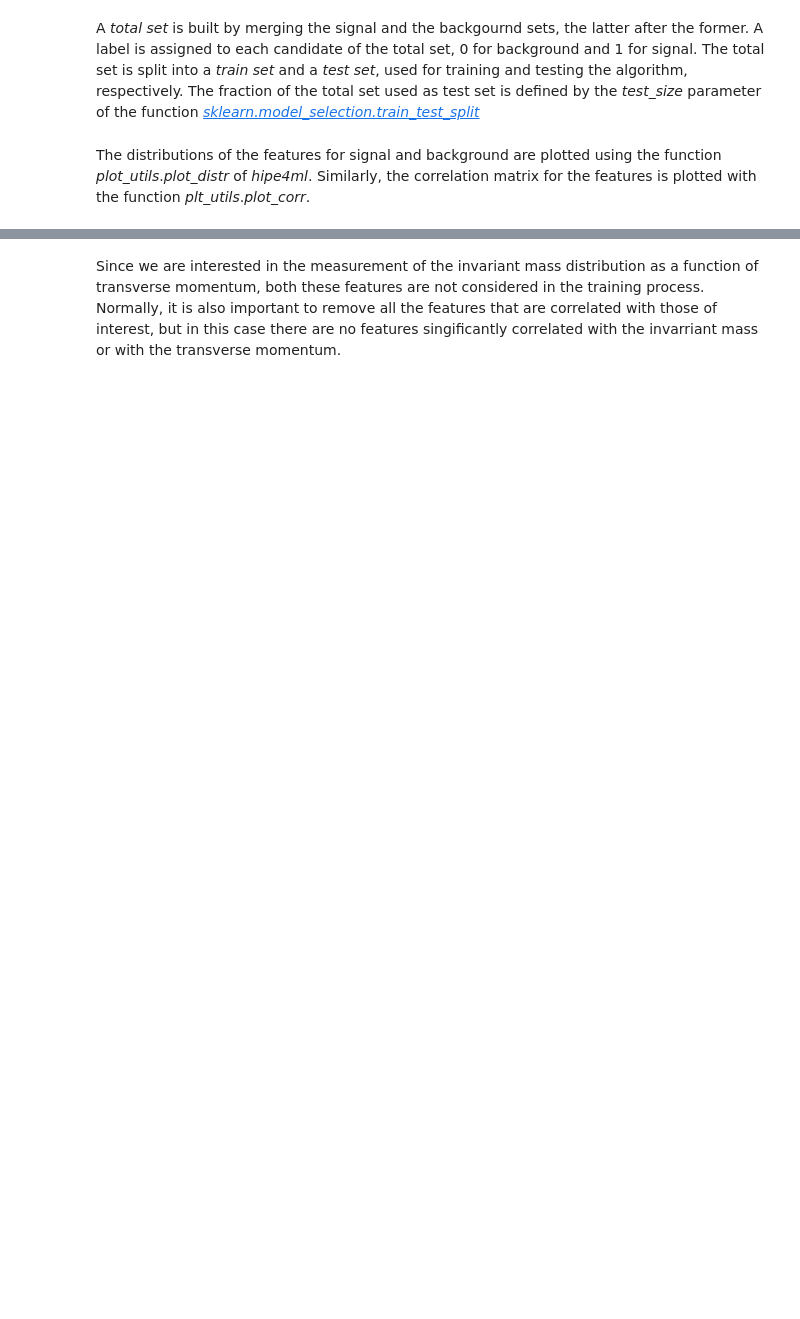
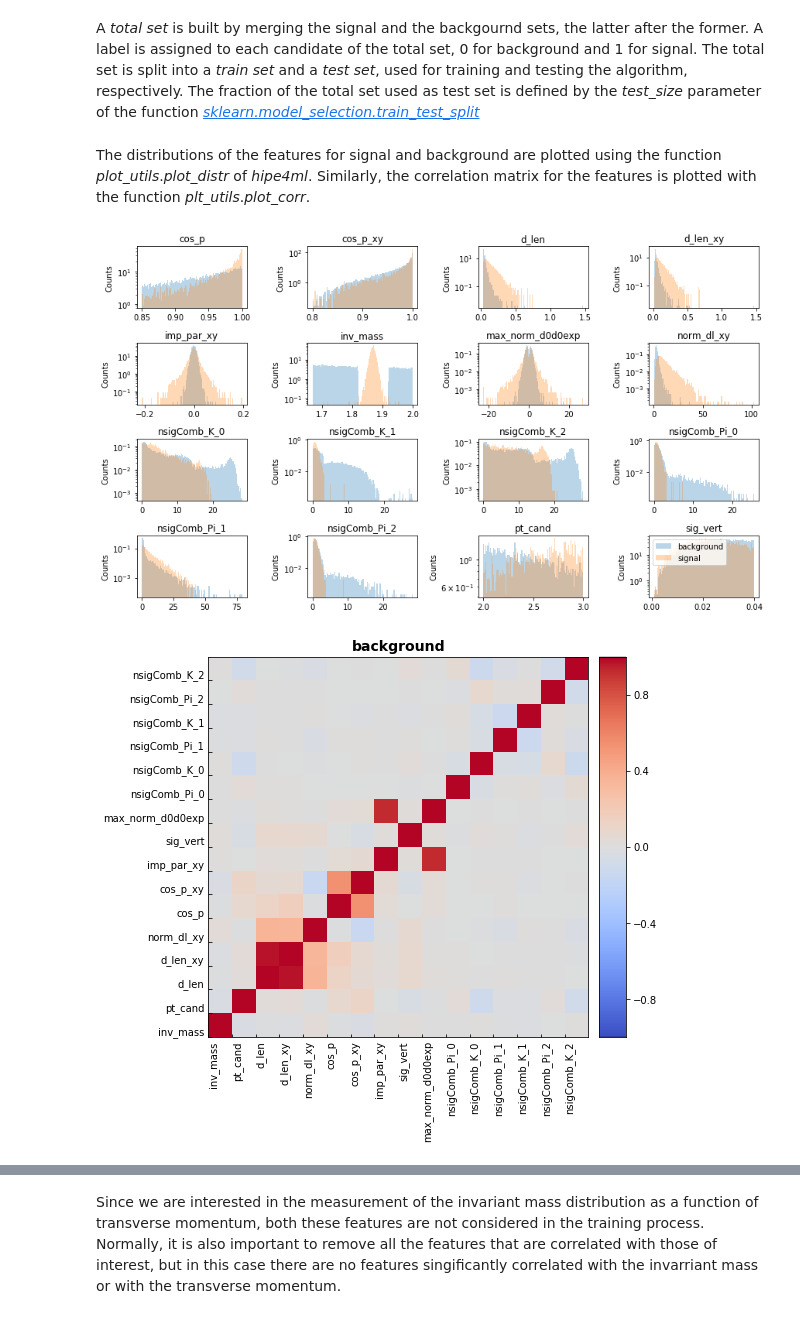
Before and after one commit to hipe4ml/hipe4ml, a Jupyter notebook: tutorials/hipe4ml_tutorial_binary.ipynb, the cells around one changed output, grey strips where cells are left out. Drawn from its saved outputs; the diff is of its cells as text; code cells hidden in the pictures; blank space fills up the shorter version.

```diff
--- a/tutorials/hipe4ml_tutorial_binary.ipynb
+++ b/tutorials/hipe4ml_tutorial_binary.ipynb
@@ -56,11 +55,7 @@ Only a fraction of the whole data sample (in this example, 3 times the size of t
 # %%
 promptH = TreeHandler('prompt.root','treeMLDplus')
-df_prompt = promptH.get_data_frame()
-
 dataH = TreeHandler('data.root','treeMLDplus')
-df_data = dataH.get_data_frame()
-bkgH = dataH.get_subset('inv_mass < 1.82 or 1.92 < inv_mass < 2.00', size=len(df_prompt)*3)
-df_bkg = bkgH.get_data_frame()
+bkgH = dataH.get_subset('inv_mass < 1.82 or 1.92 < inv_mass < 2.00', size=promptH.get_n_cand()*3)
 # %% [markdown]
 A _total set_ is built by merging the signal and the backgournd sets, the latter after the former. A label is assigned to each candidate of the total set, 0 for background and 1 for signal. The total set is split into a _train set_ and a _test set_, used for training and testing the algorithm, respectively. The fraction of the total set used as test set is defined by the _test_size_ parameter of the function [_sklearn.model_selection.train_test_split_](https://scikit-learn.org/stable/modules/generated/sklearn.model_selection.train_test_split.html)
 # %%
@@ -68,12 +63,15 @@ train_set, y_train, test_set, y_test = train_test_generator([promptH, bkgH], [1,
 # %% [markdown]
 The distributions of the features for signal and background are plotted using the function _plot\_utils_._plot\_distr_ of _hipe4ml_. Similarly, the correlation matrix for the features is plotted with the function _plt\_utils_._plot\_corr_.
 # %%
-vars_to_draw = list(df_prompt.columns)
+vars_to_draw = promptH.get_var_names()
 
 leg_labels = ['background', 'signal']
 
-plot_utils.plot_distr([df_bkg, df_prompt], vars_to_draw, (12, 7), 100, True, leg_labels, 0.3)
+plot_utils.plot_distr([bkgH, promptH], vars_to_draw, bins=100, labels=leg_labels, log=True, density=True, figsize=(12, 7), alpha=0.3, grid=False)
 plt.subplots_adjust(left=0.06, bottom=0.06, right=0.99, top=0.96, hspace=0.55, wspace=0.55)
-plot_utils.plot_corr([df_bkg, df_prompt], vars_to_draw, leg_labels)
+plot_utils.plot_corr([bkgH, promptH], vars_to_draw, leg_labels)
 
 plt.show()
+# %% [output]
+[figure, added]
+[figure, added]
```
Also changed, not shown: parts of 21 cells of this notebook, 3 other files.
